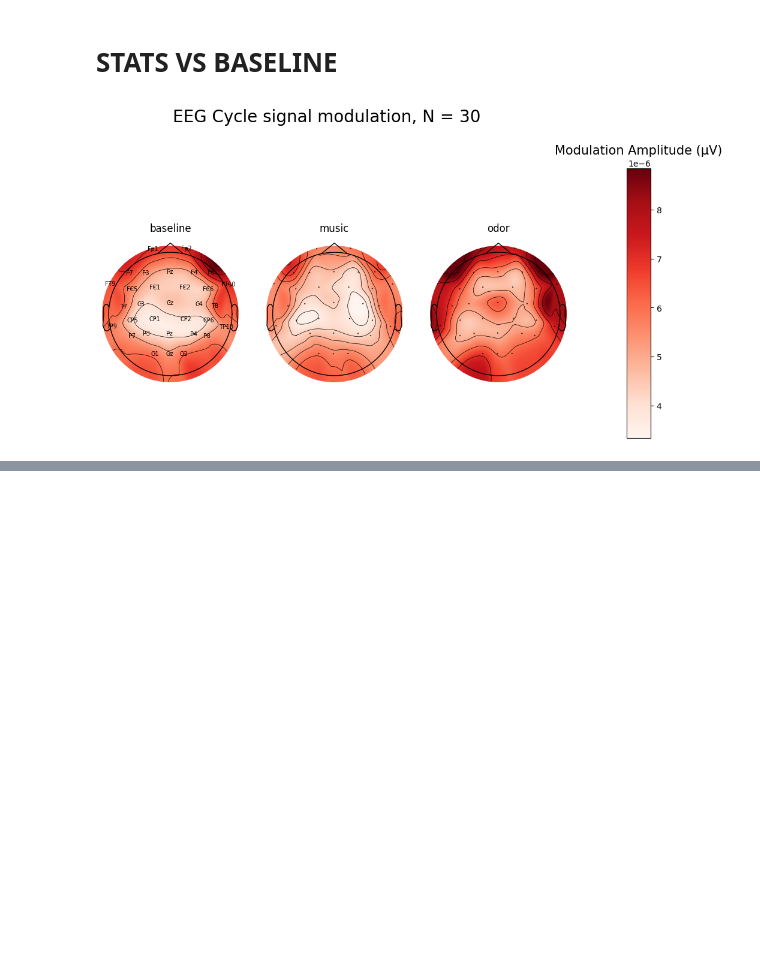
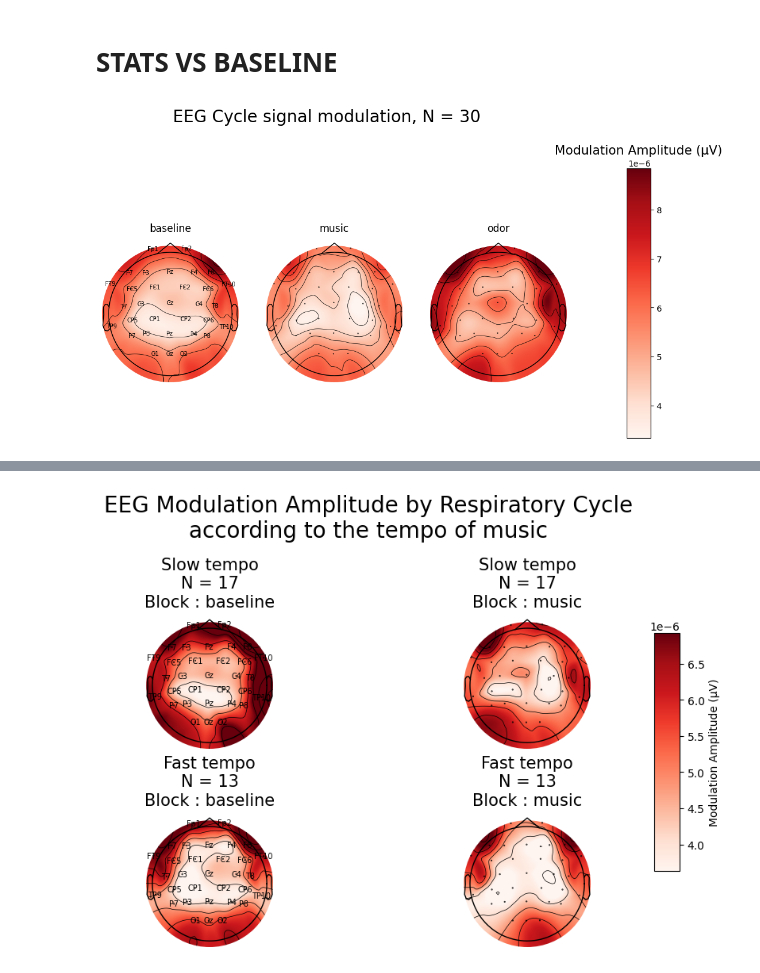
Before and after one commit to ValentinGhibaudo/Emosens_3, a Jupyter notebook: stats_modulation_cycle_signal.ipynb, the cells around one changed output, grey strips where cells are left out. Drawn from its saved outputs; the diff is of its cells as text; code cells hidden in the pictures; blank space fills up the shorter version.

```diff
--- a/stats_modulation_cycle_signal.ipynb
+++ b/stats_modulation_cycle_signal.ipynb
@@ -300,0 +327,55 @@ plt.show()
+# %%
+participants_tempi = {p:tempos[music_num] for p, music_num in chosen_musics.items()}
+threshold_tempi = 100
+participants_slow_tempo = [p for p,tempo in participants_tempi.items() if tempo < threshold_tempi]
+participants_fast_tempo = [p for p in participants_tempi.keys() if not p in participants_slow_tempo]
+# %%
+dict_figure = {'Slow':{'participants':participants_slow_tempo,'row':0},
+               'Fast':{'participants':participants_fast_tempo,'row':1},
+              }
+
+fig, axs = plt.subplots(nrows = 2, ncols = 2, figsize = (8,5), constrained_layout = True)
+fig.suptitle(f'EEG Modulation Amplitude by Respiratory Cycle\naccording to the tempo of music', fontsize = 20, y = 1.15)
+
+chans = da['chan'].values
+
+mask_compute_vlims = (df['session'].isin(['baseline','music']))
+vmin = df[mask_compute_vlims].groupby(['session','chan']).median(numeric_only = True)[metric].quantile(q_diff)
+vmax = df[mask_compute_vlims].groupby(['session','chan']).median(numeric_only = True)[metric].quantile(1 - q_diff)
+
+letters = gh.get_plot_letters()
+counter = 0
+
+for tempo in dict_figure.keys():
+    row = dict_figure[tempo]['row']
+    participants_sel = dict_figure[tempo]['participants']
+    for col, ses in enumerate(['baseline','music']):
+        ax = axs[row, col]
+        mask_data = (df['session'] == ses) & (df['participant'].isin(participants_sel))
+        topo_data = df[mask_data].groupby('chan').median(numeric_only = True)[metric].reindex(chans)
+        if ses == 'baseline':
+            im, cn = mne.viz.plot_topomap(data = topo_data.values , pos = pos, names = chans, axes = ax, show = False, vlim = (vmin,vmax))
+        else:
+            x1 = da.sel(participant = participants_sel, session = 'baseline').values
+            x2 = da.sel(participant = participants_sel, session = 'music').values
+            mask = cluster_stats(x1,x2,chans)
+            im, cn = mne.viz.plot_topomap(data = topo_data.values , pos = pos, names = chans, axes = ax, show = False, vlim = (vmin,vmax), mask = mask, mask_params = mask_params)
+        ax.set_title(f'{tempo} tempo\nN = {len(participants_sel)}\nBlock : {ses}', fontsize = 15)
+        # ax.twinx().set_title(letters[counter], loc = 'left', fontsize = 15)
+        counter += 1
+
+
+ax_x_start = 0.95
+ax_x_width = 0.04
+ax_y_start = 0.2
+ax_y_height = 0.6
+cbar_ax = fig.add_axes([ax_x_start, ax_y_start, ax_x_width, ax_y_height])
+clb = fig.colorbar(im, cax=cbar_ax)
+# clb.ax.set_title('Modulation Amplitude (µV)', fontsize = 15)
+clb.set_label('Modulation Amplitude (µV)')
+
+fig.savefig(base_folder / 'Figures' / 'pour_article' / 'fig2_suppl.png', dpi = 500, bbox_inches = 'tight')
+
+plt.show()
+# %% [output]
+[figure, added]
```
Also changed, not shown: parts of 6 cells of this notebook, 3 other files.
